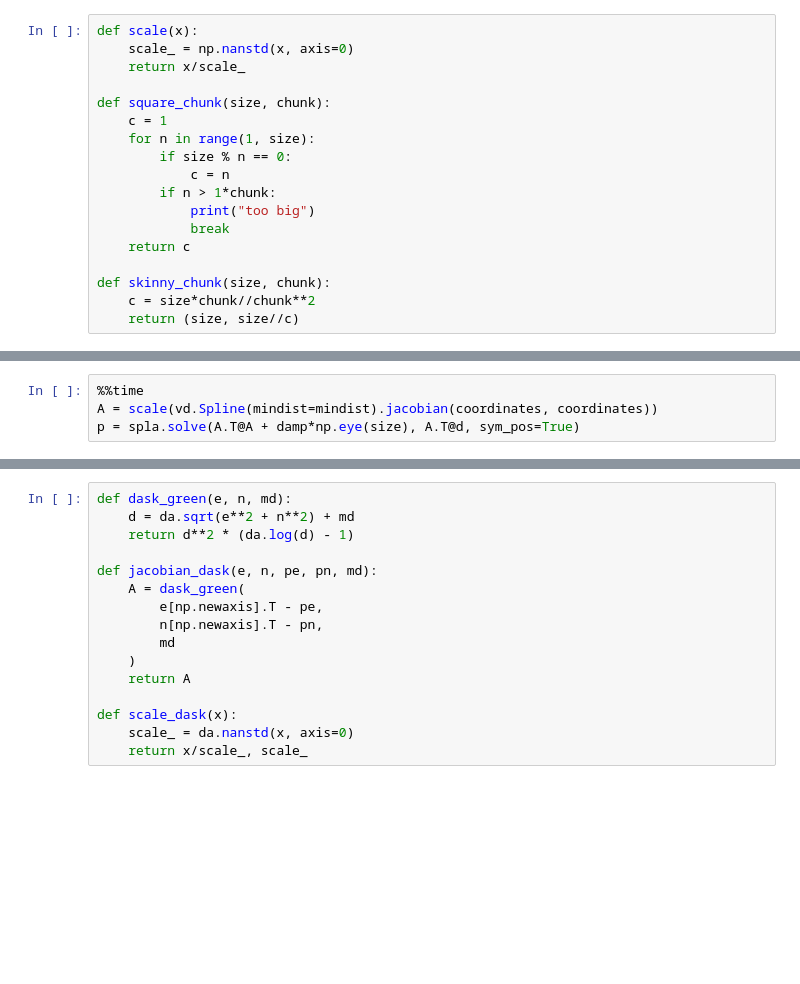
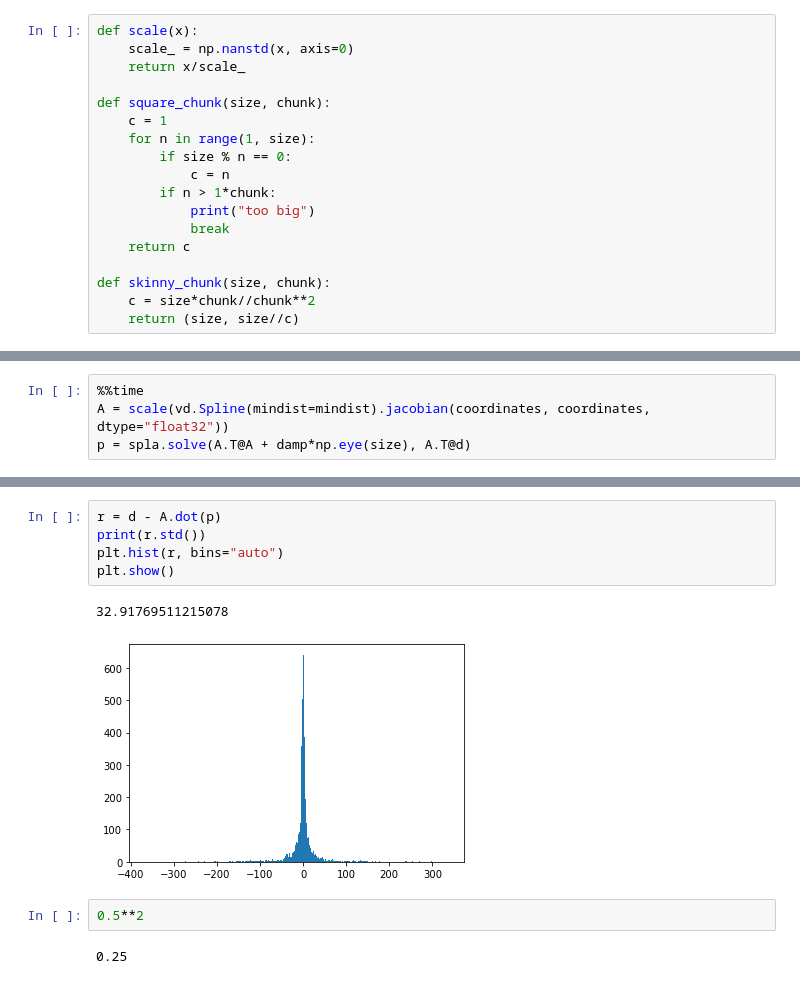
Before and after one commit to nikitaboyko/verde, a Jupyter notebook: dask-experiments.ipynb, the cells around one changed output, grey strips where cells are left out. Cells and saved outputs as stored; diff of their text form; blank space fills up the shorter version.

```diff
--- a/dask-experiments.ipynb
+++ b/dask-experiments.ipynb
@@ -65,5 +67,5 @@ too big
 # %%
 %%time
-A = scale(vd.Spline(mindist=mindist).jacobian(coordinates, coordinates))
-p = spla.solve(A.T@A + damp*np.eye(size), A.T@d, sym_pos=True)
+A = scale(vd.Spline(mindist=mindist).jacobian(coordinates, coordinates, dtype="float32"))
+p = spla.solve(A.T@A + damp*np.eye(size), A.T@d)
 # %% [output]
@@ -72,16 +74,12 @@ Wall time: 39.6 s
-# %%
-def dask_green(e, n, md):
-    d = da.sqrt(e**2 + n**2) + md
-    return d**2 * (da.log(d) - 1)
-
-def jacobian_dask(e, n, pe, pn, md):
-    A = dask_green(
-        e[np.newaxis].T - pe,
-        n[np.newaxis].T - pn,
-        md
-    )
-    return A
-
-def scale_dask(x):
-    scale_ = da.nanstd(x, axis=0)
-    return x/scale_, scale_
+# %%
+r = d - A.dot(p)
+print(r.std())
+plt.hist(r, bins="auto")
+plt.show()
+# %% [output]
+32.91769511215078
+[figure, added]
+# %%
+0.5**2
+# %% [output]
+0.25
```
Also changed, not shown: parts of 16 cells of this notebook.
